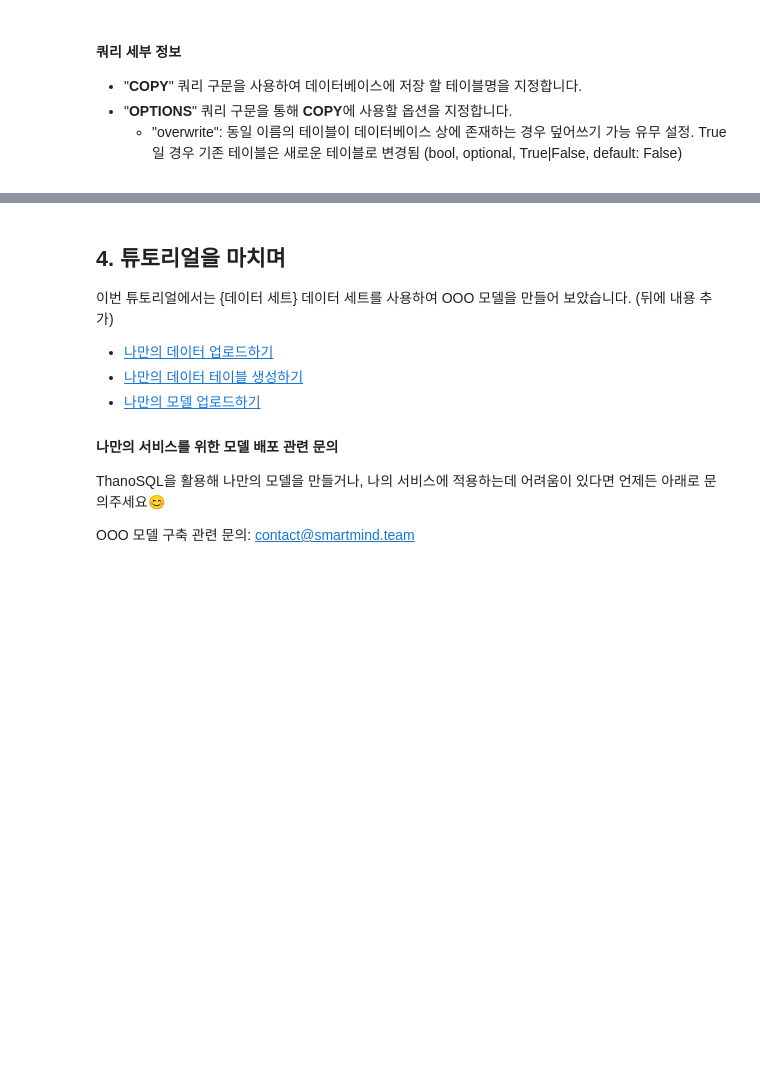
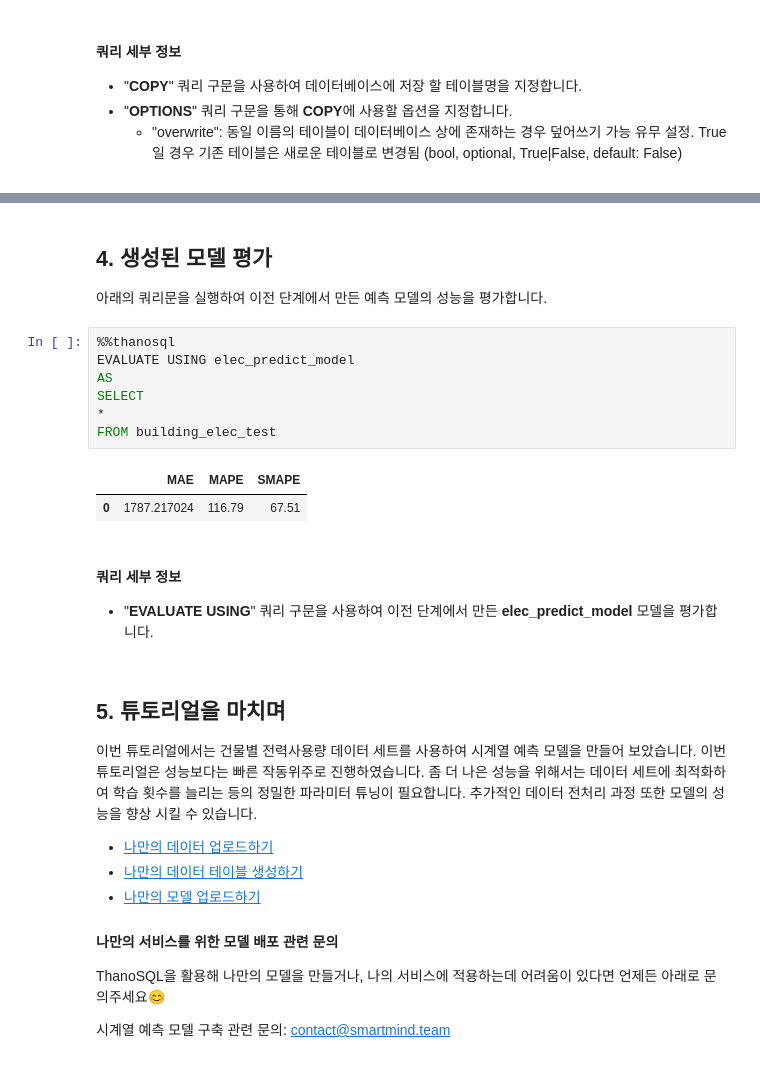
Before and after one commit to smartmind-team/thanosql-tutorial, a Jupyter notebook: tutorial/thanosql_ml/timeseries/timeseries_forecasting.ipynb, the cells around one changed output, grey strips where cells are left out. Drawn from its saved outputs; the diff is of its cells as text; blank space fills up the shorter version.

```diff
--- a/tutorial/thanosql_ml/timeseries/timeseries_forecasting.ipynb
+++ b/tutorial/thanosql_ml/timeseries/timeseries_forecasting.ipynb
@@ -242,11 +231,30 @@ FROM {테이블 이름}
         </li>
     </ul>
 </div>
+# %% [markdown]
+## __4. 생성된 모델 평가__
+아래의 쿼리문을 실행하여 이전 단계에서 만든 예측 모델의 성능을 평가합니다.
+# %%
+%%thanosql
+EVALUATE USING elec_predict_model
+AS
+SELECT
+*
+FROM building_elec_test
+# %% [output]
+|  | MAE | MAPE | SMAPE |
+| 0 | 1787.217024 | 116.79 | 67.51 |
+# %% [markdown]
+<div class="admonition note">
+    <h4 class="admonition-title">쿼리 세부 정보</h4>
+    <ul>
+        <li>"<strong>EVALUATE USING</strong>" 쿼리 구문을 사용하여 이전 단계에서 만든 <strong>elec_predict_model</strong> 모델을 평가합니다.</li>
+    </ul>
+</div>
 # %% [markdown]
-## __4. 튜토리얼을 마치며__
+## __5. 튜토리얼을 마치며__
 
-이번 튜토리얼에서는 {데이터 세트} 데이터 세트를 사용하여 OOO 모델을 만들어 보았습니다. (뒤에 내용 추가)
-
+이번 튜토리얼에서는 건물별 전력사용량 데이터 세트를 사용하여 시계열 예측 모델을 만들어 보았습니다. 이번 튜토리얼은 성능보다는 빠른 작동위주로 진행하였습니다. 좀 더 나은 성능을 위해서는 데이터 세트에 최적화하여 학습 횟수를 늘리는 등의 정밀한 파라미터 튜닝이 필요합니다. 추가적인 데이터 전처리 과정 또한 모델의 성능을 향상 시킬 수 있습니다.
 * [나만의 데이터 업로드하기](https://docs.thanosql.ai/ko/getting_started/data_upload/)
 * [나만의 데이터 테이블 생성하기](https://docs.thanosql.ai/ko/how-to_guides/ThanoSQL_query/COPY_SYNTAX/)
 * [나만의 모델 업로드하기](https://docs.thanosql.ai/ko/how-to_guides/ThanoSQL_query/UPLOAD_SYNTAX/)
@@ -254,5 +262,5 @@ FROM {테이블 이름}
 <div class="admonition tip">
     <h4 class="admonition-title">나만의 서비스를 위한 모델 배포 관련 문의</h4>
     <p>ThanoSQL을 활용해 나만의 모델을 만들거나, 나의 서비스에 적용하는데 어려움이 있다면 언제든 아래로 문의주세요😊</p>
-    <p>OOO 모델 구축 관련 문의: <a href="mailto:contact@smartmind.team">contact@smartmind.team</a></p>
+    <p>시계열 예측 모델 구축 관련 문의: <a href="mailto:contact@smartmind.team">contact@smartmind.team</a></p>
 </div>
```
Also changed, not shown: parts of 25 cells of this notebook, 1 other file.
